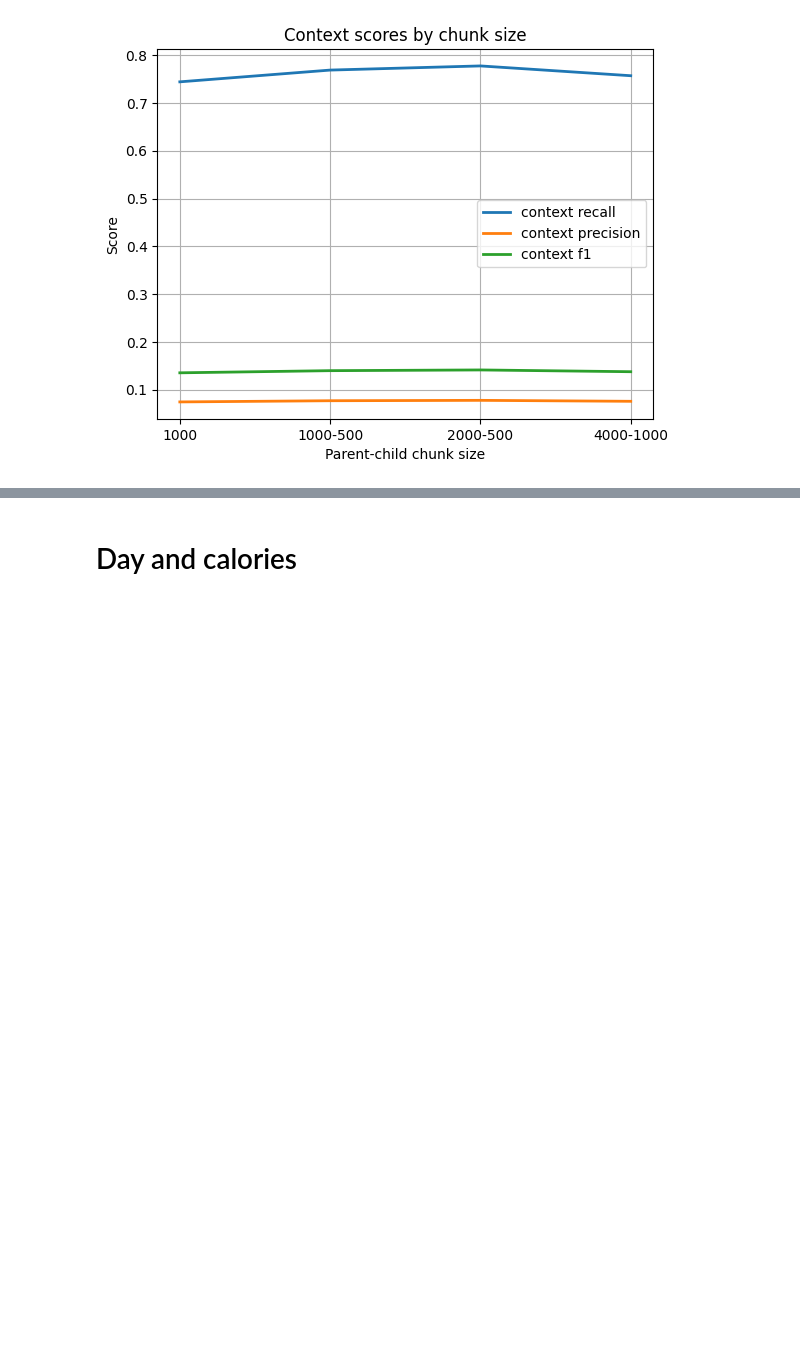
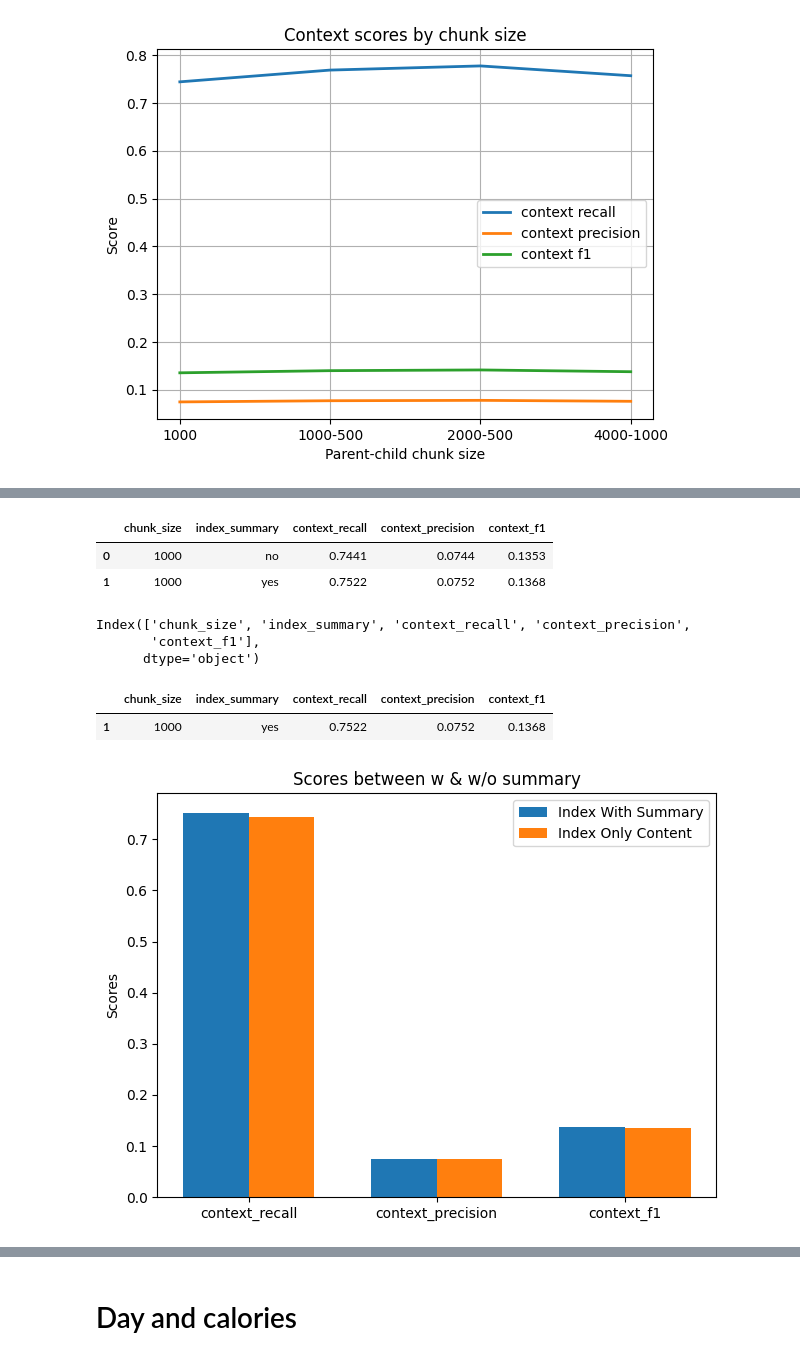
Before and after one commit to tam159/generative_ai, a Jupyter notebook: llm/notebook/eda/sample_charts.ipynb, the cells around one changed output, grey strips where cells are left out. Drawn from its saved outputs; the diff is of its cells as text; code cells hidden in the pictures; blank space fills up the shorter version.

Commit message:
⚡ Update EDA sample charts

```diff
--- a/llm/notebook/eda/sample_charts.ipynb
+++ b/llm/notebook/eda/sample_charts.ipynb
@@ -317,0 +320,3 @@ plt.show()
+# %%
+df = pd.read_csv("../../../local_experiments/retrieval_results/summary_chunk_size.csv")
+df.info()
@@ -317,0 +336,45 @@ plt.show()
+# %%
+df.head()
+# %% [output]
+|  | chunk_size | index_summary | context_recall | context_precision | context_f1 |
+| 0 | 1000 | no | 0.7441 | 0.0744 | 0.1353 |
+| 1 | 1000 | yes | 0.7522 | 0.0752 | 0.1368 |
+# %%
+df.columns
+# %% [output]
+Index(['chunk_size', 'index_summary', 'context_recall', 'context_precision',
+       'context_f1'],
+      dtype='object')
+# %%
+df_with_summary = df[df['index_summary'] == 'yes']
+df_without_summary = df[df['index_summary'] == 'no']
+# %%
+df_with_summary
+# %% [output]
+|  | chunk_size | index_summary | context_recall | context_precision | context_f1 |
+| 1 | 1000 | yes | 0.7522 | 0.0752 | 0.1368 |
+# %%
+labels = ['context_recall', 'context_precision', 'context_f1']
+with_summary_means = [df_with_summary['context_recall'].mean(), df_with_summary['context_precision'].mean(), df_with_summary['context_f1'].mean()]
+without_summary_means = [df_without_summary['context_recall'].mean(), df_without_summary['context_precision'].mean(), df_without_summary['context_f1'].mean()]
+
+x = np.arange(len(labels))  # the label locations
+width = 0.35  # the width of the bars
+
+fig, ax = plt.subplots()
+rects1 = ax.bar(x - width/2, with_summary_means, width, label='Index With Summary')
+rects2 = ax.bar(x + width/2, without_summary_means, width, label='Index Only Content')
+
+# Add some text for labels, title and custom x-axis tick labels, etc.
+ax.set_ylabel('Scores')
+ax.set_title('Scores between w & w/o summary')
+ax.set_xticks(x)
+ax.set_xticklabels(labels)
+ax.legend()
+
+fig.tight_layout()
+
+plt.savefig('../../../local_experiments/retrieval_results/summary_chunk_size.png', bbox_inches='tight')
+plt.show()
+# %% [output]
+[figure, added]
```
Also changed, not shown: parts of 12 cells of this notebook.
